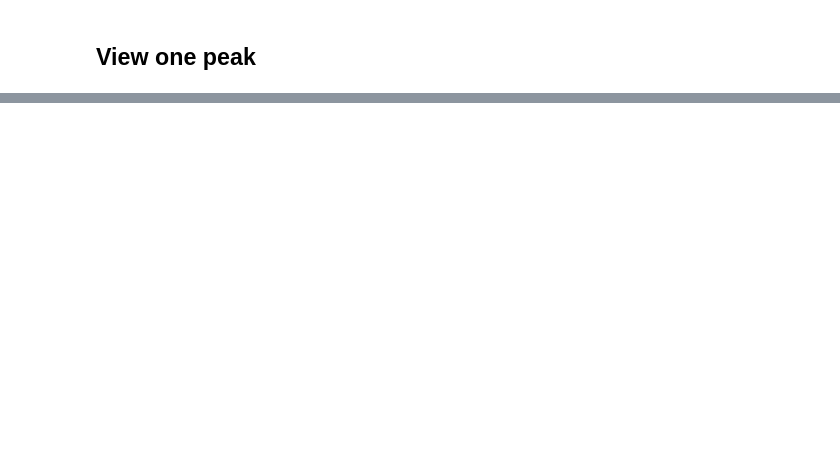
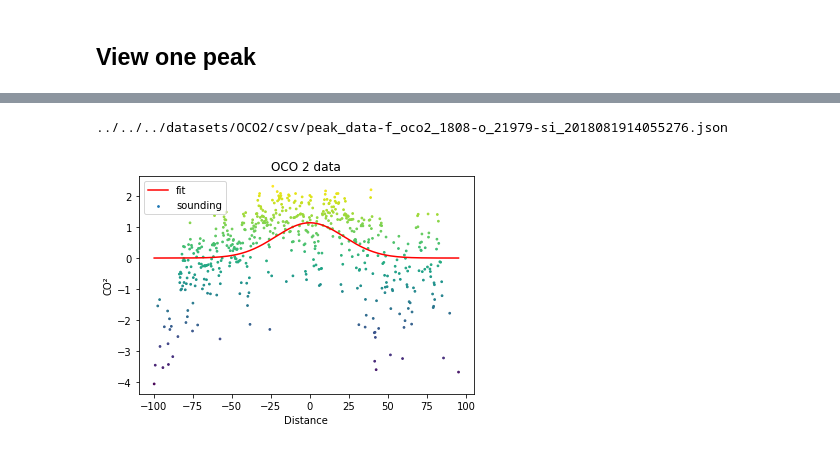
Before and after one commit to dataforgoodfr/batch7_satellite_ges, a Jupyter notebook: notebooks/view_peak.ipynb, the cells around one changed output, grey strips where cells are left out. Drawn from its saved outputs; the diff is of its cells as text; code cells hidden in the pictures; blank space fills up the shorter version.

```diff
--- a/notebooks/view_peak.ipynb
+++ b/notebooks/view_peak.ipynb
@@ -219,2 +267,8 @@ plot_peak(df_peak, gaussian_param)
+# %%
+df_peak, gaussian_param = load_one_peak_data("2018081914055276", df_res)
+plot_peak(df_peak, gaussian_param)
+# %% [output]
+../../../datasets/OCO2/csv/peak_data-f_oco2_1808-o_21979-si_2018081914055276.json
+[figure, added]
 # %%
 df_peak
```
Also changed, not shown: parts of 15 cells of this notebook.
